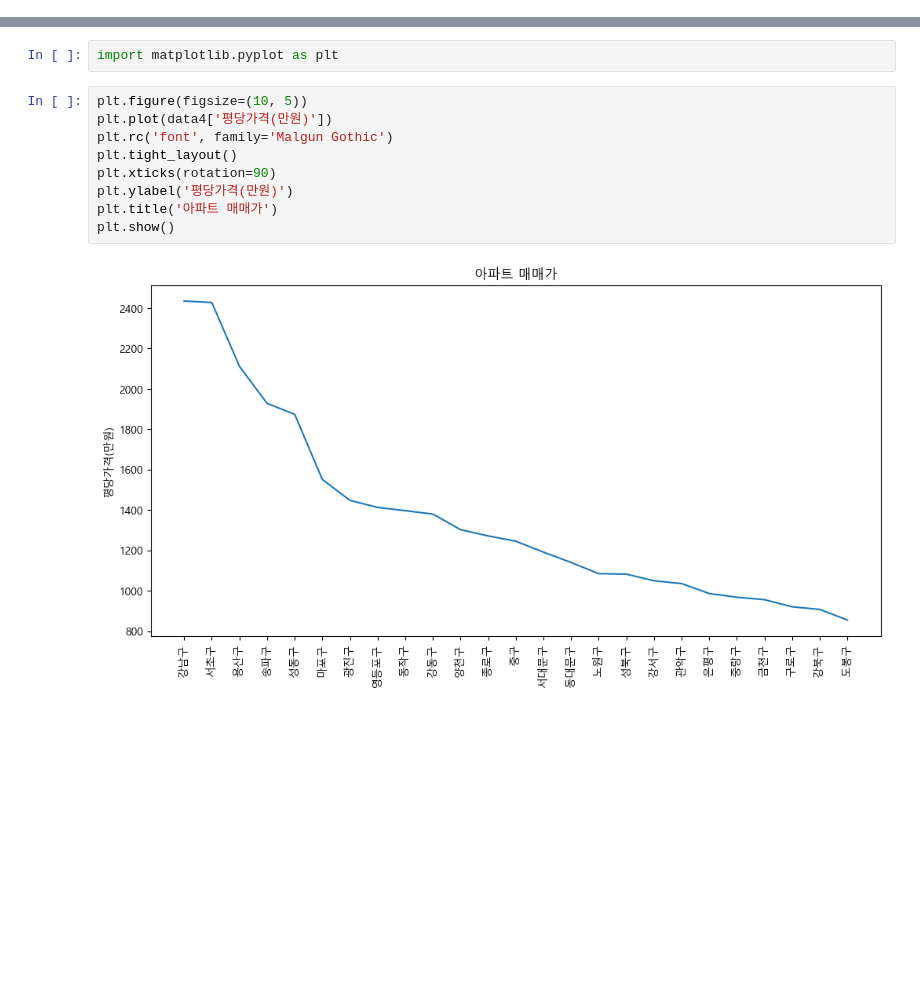
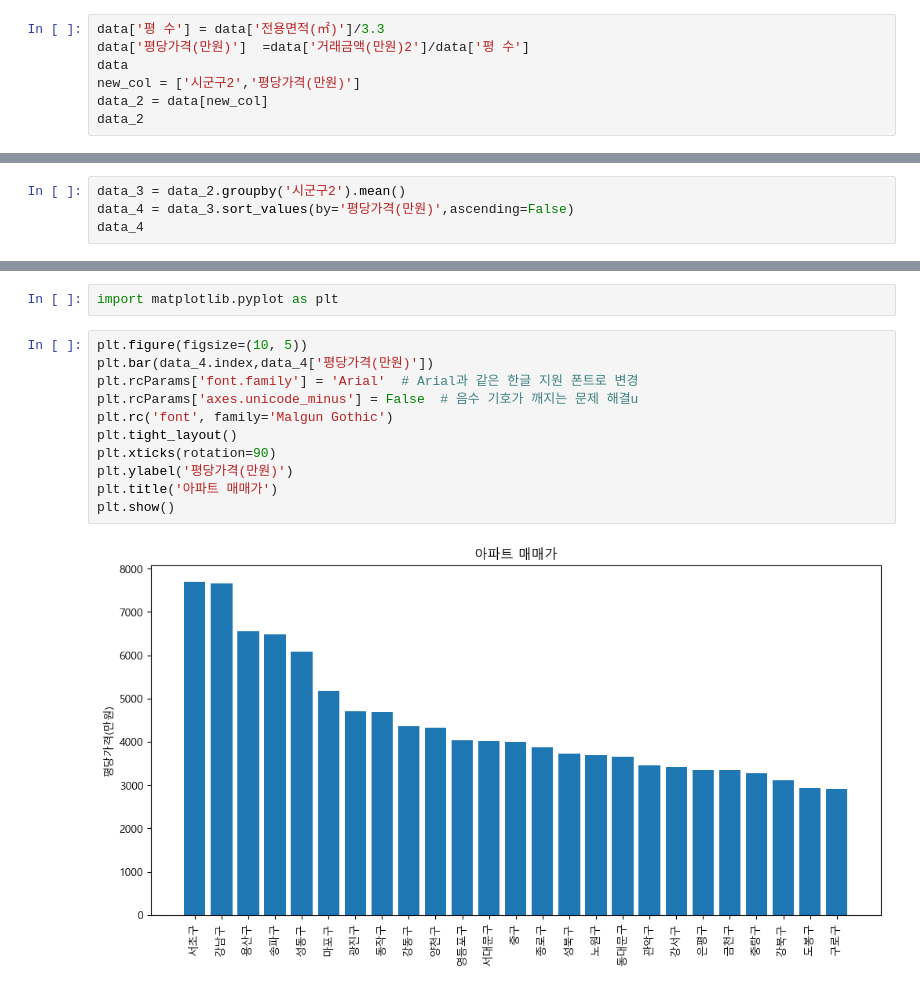
Before and after one commit to team-project-pratice/Seoul_Property_project, a Jupyter notebook: 마포.ipynb, the cells around one changed output, grey strips where cells are left out. Cells and saved outputs as stored; diff of their text form; blank space fills up the shorter version.

```diff
--- a/마포.ipynb
+++ b/마포.ipynb
@@ -154,0 +120,7 @@ plt.rcParams['axes.unicode_minus'] = False  # 음수 기호가 깨지는 문제
+# %%
+data['평 수'] = data['전용면적(㎡)']/3.3
+data['평당가격(만원)']  =data['거래금액(만원)2']/data['평 수']
+data
+new_col = ['시군구2','평당가격(만원)']
+data_2 = data[new_col]
+data_2
@@ -154,0 +151,4 @@ plt.rcParams['axes.unicode_minus'] = False  # 음수 기호가 깨지는 문제
+# %%
+data_3 = data_2.groupby('시군구2').mean()
+data_4 = data_3.sort_values(by='평당가격(만원)',ascending=False)
+data_4
@@ -156,12 +175,14 @@ plt.rcParams['axes.unicode_minus'] = False  # 음수 기호가 깨지는 문제
 import matplotlib.pyplot as plt
 # %%
 plt.figure(figsize=(10, 5))
-plt.plot(data4['평당가격(만원)'])
+plt.bar(data_4.index,data_4['평당가격(만원)'])
+plt.rcParams['font.family'] = 'Arial'  # Arial과 같은 한글 지원 폰트로 변경
+plt.rcParams['axes.unicode_minus'] = False  # 음수 기호가 깨지는 문제 해결u
 plt.rc('font', family='Malgun Gothic')
 plt.tight_layout()
 plt.xticks(rotation=90)
 plt.ylabel('평당가격(만원)')
 plt.title('아파트 매매가')
 plt.show()
 # %% [output]
-[figure, old version]
+[figure, new version]
```
Also changed, not shown: parts of 5 cells of this notebook.
